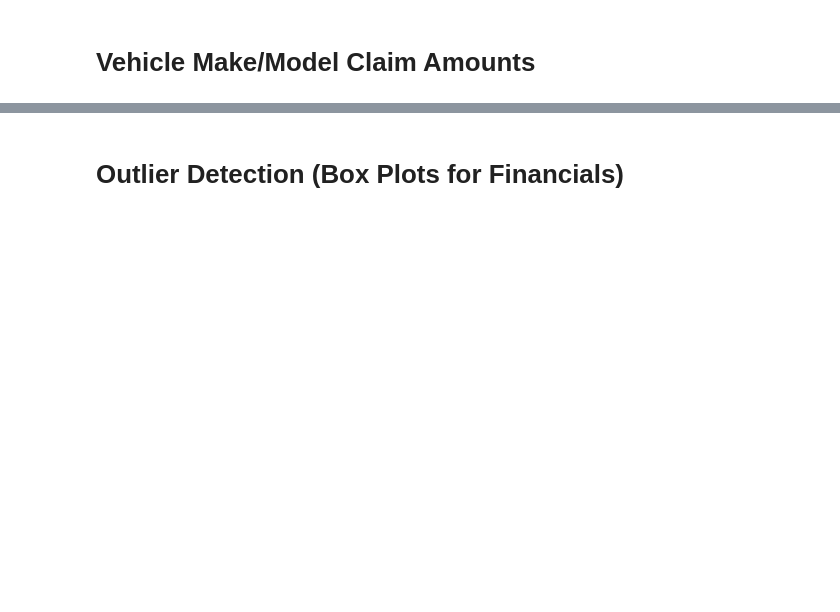
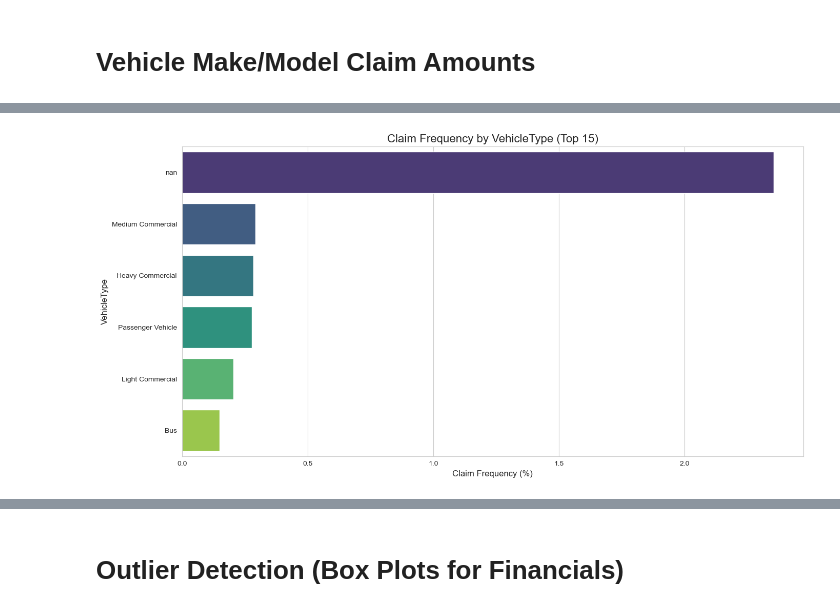
Before and after one commit to benkenlin/KAIM_W03_AlphaCare_Insurance_Risk_Analysis, a Jupyter notebook: notebooks/01_eda_and_data_understanding.ipynb, the cells around one changed output, grey strips where cells are left out. Saved outputs shown, nothing was run; the diff lists cells and outputs as text; code cells hidden in the pictures; blank space fills up the shorter version.

```diff
--- a/notebooks/01_eda_and_data_understanding.ipynb
+++ b/notebooks/01_eda_and_data_understanding.ipynb
@@ -576,0 +541,96 @@ plt.show()
+# %%
+print("\n--- Vehicle Make Claim Analysis ---")
+
+# Define the column to be used for vehicle make analysis.
+# Assuming 'VehicleType' from your dataset serves as the 'Vehicle Make'.
+VEHICLE_MAKE_COL = 'VehicleType'
+
+required_cols_for_analysis = [VEHICLE_MAKE_COL, TOTAL_CLAIMS_COL, TOTAL_PREMIUM_COL, HAS_CLAIM_COL, POLICY_ID_COL]
+if all(col in df.columns for col in required_cols_for_analysis):
+
+    # Group the DataFrame by the VEHICLE_MAKE_COL and aggregate relevant metrics
+    vehicle_make_analysis = df.groupby(VEHICLE_MAKE_COL).agg(
+        num_policies=('PolicyID', 'count'), # Count of policies/records for each make
+        total_premiums=(TOTAL_PREMIUM_COL, 'sum'),
+        total_claims=(TOTAL_CLAIMS_COL, 'sum'),
+        num_claims=(HAS_CLAIM_COL, 'sum') # Sum of 'HasClaim' (1 for claim, 0 for no claim)
+    ).reset_index()
+
+    # --- Calculate Derived Insurance Metrics ---
+
+    # Claim Frequency: (Number of Claims / Number of Policies) * 100
+    # Handles division by zero: if num_policies is 0, frequency is NaN
+    vehicle_make_analysis['ClaimFrequency'] = np.where(
+        vehicle_make_analysis['num_policies'] != 0,
+        (vehicle_make_analysis['num_claims'] / vehicle_make_analysis['num_policies']) * 100,
+        np.nan
+    )
+
+    # Average Claim Severity: Total Claims / Number of Claims
+    # Handles division by zero: if num_claims is 0, severity is NaN
+    vehicle_make_analysis['AvgClaimSeverity'] = np.where(
+        vehicle_make_analysis['num_claims'] != 0,
+        vehicle_make_analysis['total_claims'] / vehicle_make_analysis['num_claims'],
+        np.nan
+    )
+
+    # Loss Ratio: (Total Claims / Total Premiums) * 100
+    # Handles division by zero: if total_premiums is 0, loss ratio is NaN
+    vehicle_make_analysis['LossRatio'] = np.where(
+        vehicle_make_analysis['total_premiums'] != 0,
+        (vehicle_make_analysis['total_claims'] / vehicle_make_analysis['total_premiums']) * 100,
+        np.nan
+    )
+
+    # Filter out entries that might have no policies or entirely NaN derived metrics
+    # This helps to clean up the analysis and visualizations.
+    vehicle_make_analysis = vehicle_make_analysis.dropna(subset=['LossRatio', 'ClaimFrequency', 'AvgClaimSeverity'], how='all')
+
+    # Sort the vehicle makes to focus on the most common ones (by number of policies)
+    N_TOP_MAKES = 15 # Define the number of top vehicle makes to display
+    top_N_vehicle_makes = vehicle_make_analysis.sort_values(by='num_policies', ascending=False).head(N_TOP_MAKES)
+
+    print(f"\nTop {N_TOP_MAKES} Vehicle Makes by Number of Policies with Key Claim Metrics:")
+    # Display the table formatted for readability
+    display(top_N_vehicle_makes.set_index(VEHICLE_MAKE_COL).style.format({
+        'num_policies': '{:,.0f}',
+        'total_premiums': '{:,.2f}',
+        'total_claims': '{:,.2f}',
+        'num_claims': '{:,.0f}',
+        'ClaimFrequency': '{:.2f}%',
+        'AvgClaimSeverity': '{:,.2f}',
+        'LossRatio': '{:.2f}%'
+    }))
+
+    # --- Visualizations for Top N Vehicle Makes ---
+
+    # Plot 1: Claim Frequency by Vehicle Make (Top N)
+    # Sort for plotting to show highest frequency at the top
+    plt.figure(figsize=(14, 7))
+    sns.barplot(x='ClaimFrequency', y=VEHICLE_MAKE_COL, data=top_N_vehicle_makes.sort_values(by='ClaimFrequency', ascending=False), palette='viridis')
+    plt.title(f'Claim Frequency by {VEHICLE_MAKE_COL} (Top {N_TOP_MAKES})', fontsize=16)
+    plt.xlabel('Claim Frequency (%)', fontsize=12)
+    plt.ylabel(VEHICLE_MAKE_COL, fontsize=12)
+    plt.xlim(left=0) # Ensure x-axis starts from 0
+    plt.tight_layout()
+    plt.show()
+
+    # Plot 2: Average Claim Severity by Vehicle Make (Top N)
+    # Sort for plotting to show highest severity at the top
+    plt.figure(figsize=(14, 7))
+    sns.barplot(x='AvgClaimSeverity', y=VEHICLE_MAKE_COL, data=top_N_vehicle_makes.sort_values(by='AvgClaimSeverity', ascending=False), palette='plasma')
+    plt.title(f'Average Claim Severity by {VEHICLE_MAKE_COL} (Top {N_TOP_MAKES})', fontsize=16)
+    plt.xlabel('Average Claim Severity', fontsize=12)
+    plt.ylabel(VEHICLE_MAKE_COL, fontsize=12)
+    plt.xlim(left=0) # Ensure x-axis starts from 0
+    plt.tight_layout()
+    plt.show()
+
+    # Note: Loss Ratio by VehicleType was already covered in Cell 8 for top/bottom,
+    # but this cell gives more detailed metrics per vehicle make.
+
+else:
+    print(f"Required columns for Vehicle Make Claim Analysis ({required_cols_for_analysis}) not found. Skipping analysis.")
+
+print("\n--- Vehicle Make Claim Analysis Complete ---")
+# %% [output]
@@ -576,0 +648 @@ plt.show()
+[figure, added]
```
Also changed, not shown: parts of 18 cells of this notebook, 3 other files.
